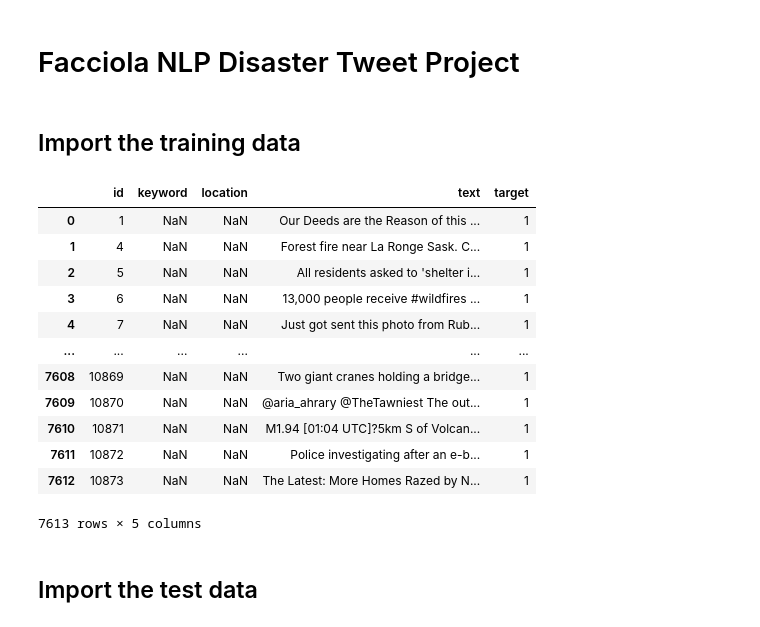
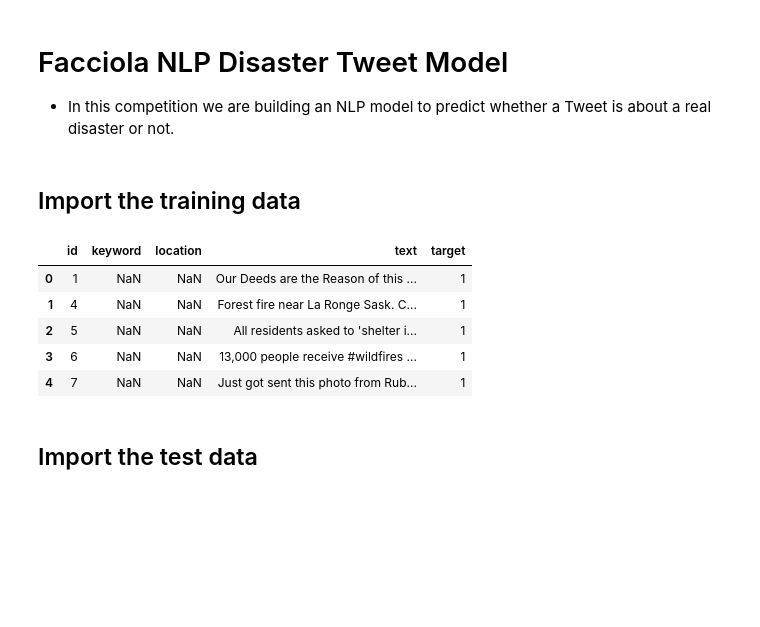
Before and after one commit to nfacciol/Project-C-NLP, a Jupyter notebook: disaster_tweets.ipynb, the cells around one changed output. Cells and saved outputs as stored; diff of their text form; code cells hidden in the pictures; blank space fills up the shorter version.

```diff
--- a/disaster_tweets.ipynb
+++ b/disaster_tweets.ipynb
@@ -1,5 +1,7 @@
-# %% [markdown]
-# Facciola NLP Disaster Tweet Project
+# %% [markdown]
+# Facciola NLP Disaster Tweet Model
+
+- In this competition we are building an NLP model to predict whether a Tweet is about a real disaster or not.
 # %%
 import warnings
 import os
@@ -13,21 +15,14 @@ DATA_DIR = os.path.join(os.getcwd(),'data') if os.environ['COMPUTERNAME'] == 'NF
 ## Import the training data
 # %%
 train_df = pd.read_csv(os.path.join(DATA_DIR, 'train.csv'))
-train_df
+train_df.head()
 # %% [output]
 |  | id | keyword | location | text | target |
 | 0 | 1 | NaN | NaN | Our Deeds are the Reason of this ... | 1 |
 | 1 | 4 | NaN | NaN | Forest fire near La Ronge Sask. C... | 1 |
 | 2 | 5 | NaN | NaN | All residents asked to 'shelter i... | 1 |
 | 3 | 6 | NaN | NaN | 13,000 people receive #wildfires ... | 1 |
 | 4 | 7 | NaN | NaN | Just got sent this photo from Rub... | 1 |
-| ... | ... | ... | ... | ... | ... |
-| 7608 | 10869 | NaN | NaN | Two giant cranes holding a bridge... | 1 |
-| 7609 | 10870 | NaN | NaN | @aria_ahrary @TheTawniest The out... | 1 |
-| 7610 | 10871 | NaN | NaN | M1.94 [01:04 UTC]?5km S of Volcan... | 1 |
-| 7611 | 10872 | NaN | NaN | Police investigating after an e-b... | 1 |
-| 7612 | 10873 | NaN | NaN | The Latest: More Homes Razed by N... | 1 |
-7613 rows × 5 columns
 # %% [markdown]
 ## Import the test data
 # %%
```
Also changed, not shown: parts of 22 cells of this notebook.
